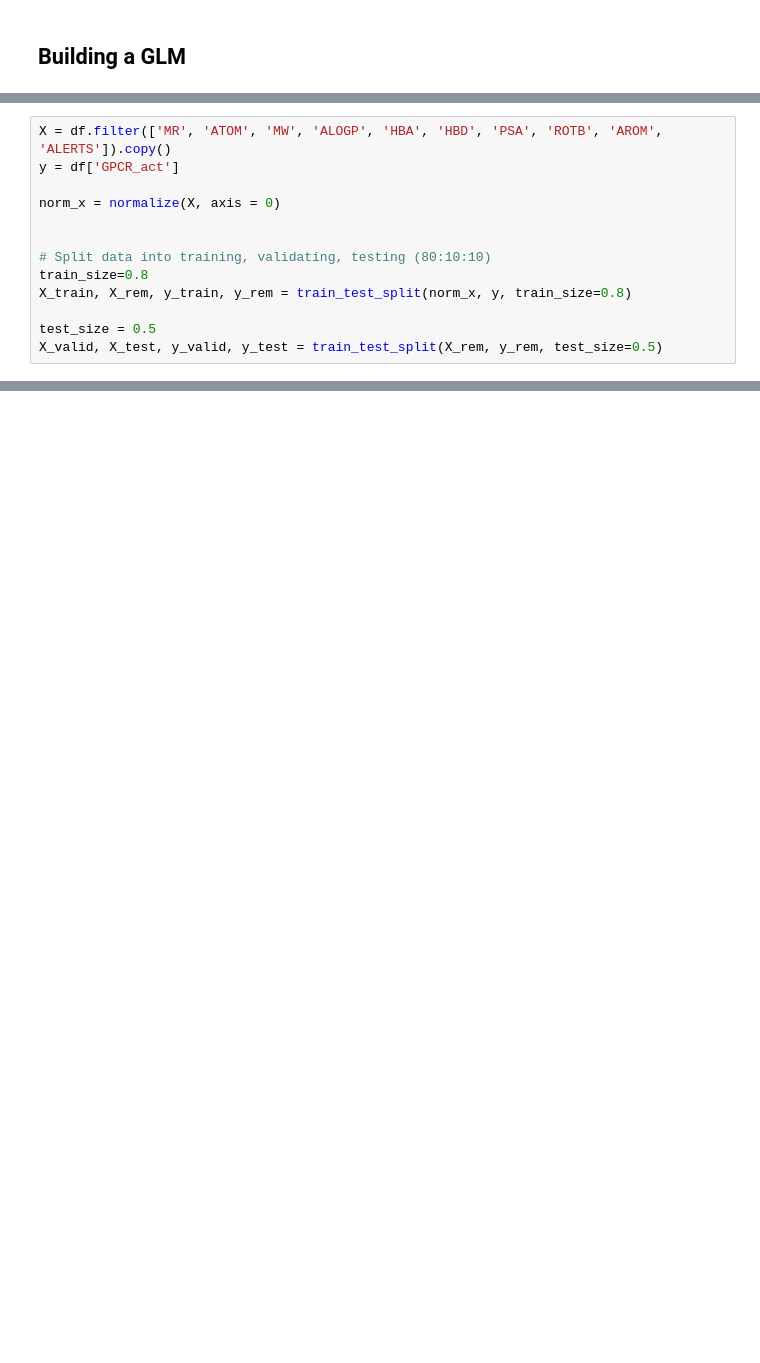
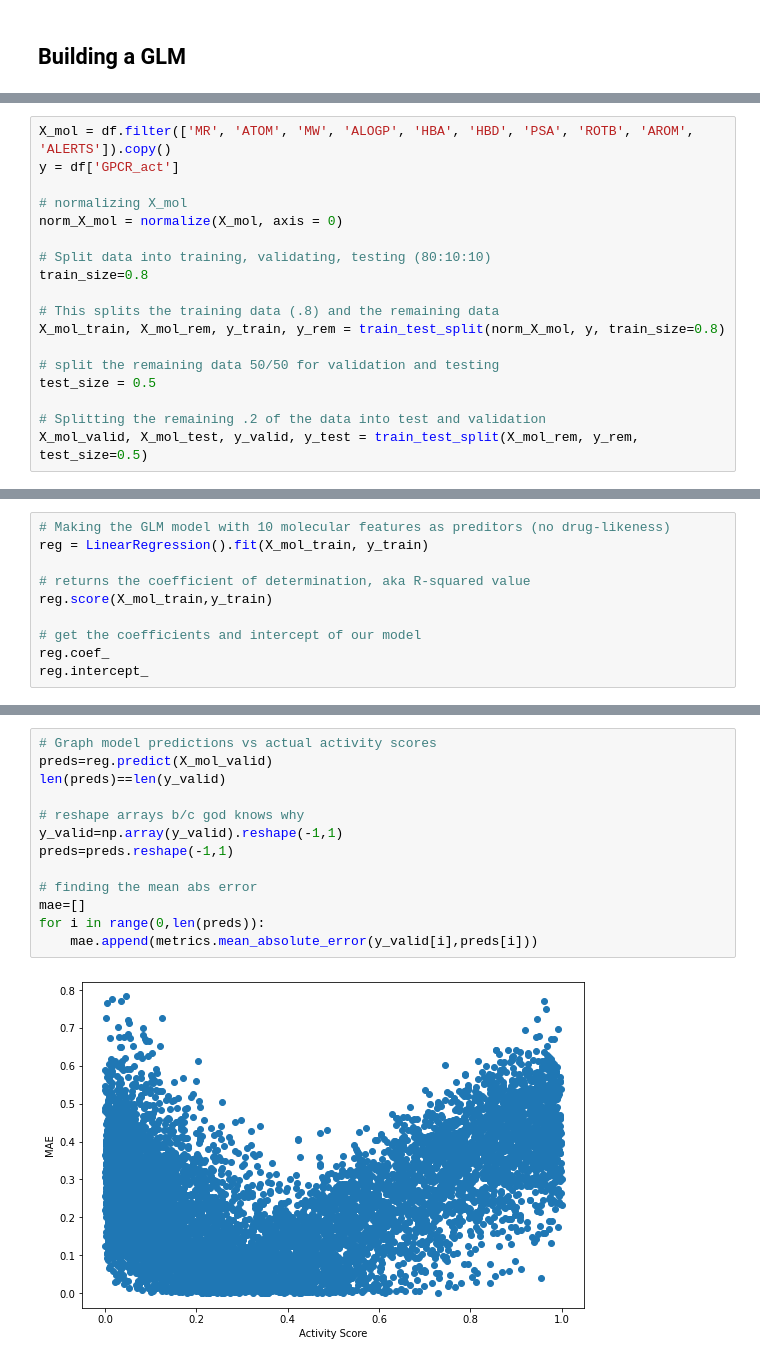
Before and after one commit to n-beckage/CS287-Project, a Jupyter notebook: Script.ipynb, the cells around one changed output, grey strips where cells are left out. Cells and saved outputs as stored; diff of their text form; blank space fills up the shorter version.

Commit message:
create first 2 models

```diff
--- a/Script.ipynb
+++ b/Script.ipynb
@@ -724,13 +735,18 @@ plt.show()
 # %%
-X = df.filter(['MR', 'ATOM', 'MW', 'ALOGP', 'HBA', 'HBD', 'PSA', 'ROTB', 'AROM', 'ALERTS']).copy()
+X_mol = df.filter(['MR', 'ATOM', 'MW', 'ALOGP', 'HBA', 'HBD', 'PSA', 'ROTB', 'AROM', 'ALERTS']).copy()
 y = df['GPCR_act']
 
-norm_x = normalize(X, axis = 0)
-
+# normalizing X_mol
+norm_X_mol = normalize(X_mol, axis = 0)
 
 # Split data into training, validating, testing (80:10:10)
 train_size=0.8
-X_train, X_rem, y_train, y_rem = train_test_split(norm_x, y, train_size=0.8)
 
+# This splits the training data (.8) and the remaining data
+X_mol_train, X_mol_rem, y_train, y_rem = train_test_split(norm_X_mol, y, train_size=0.8)
+
+# split the remaining data 50/50 for validation and testing
 test_size = 0.5
-X_valid, X_test, y_valid, y_test = train_test_split(X_rem, y_rem, test_size=0.5)
+
+# Splitting the remaining .2 of the data into test and validation
+X_mol_valid, X_mol_test, y_valid, y_test = train_test_split(X_mol_rem, y_rem, test_size=0.5)
@@ -827,0 +755,10 @@ res_gaussian.summary()
+# %%
+# Making the GLM model with 10 molecular features as preditors (no drug-likeness)
+reg = LinearRegression().fit(X_mol_train, y_train)
+
+# returns the coefficient of determination, aka R-squared value
+reg.score(X_mol_train,y_train)
+
+# get the coefficients and intercept of our model
+reg.coef_
+reg.intercept_
@@ -827,0 +769,15 @@ res_gaussian.summary()
+# %%
+# Graph model predictions vs actual activity scores
+preds=reg.predict(X_mol_valid)
+len(preds)==len(y_valid)
+
+# reshape arrays b/c god knows why
+y_valid=np.array(y_valid).reshape(-1,1)
+preds=preds.reshape(-1,1)
+
+# finding the mean abs error
+mae=[]
+for i in range(0,len(preds)):
+    mae.append(metrics.mean_absolute_error(y_valid[i],preds[i]))
+# %% [output]
+[figure, added]
```
Also changed, not shown: parts of 33 cells of this notebook.
